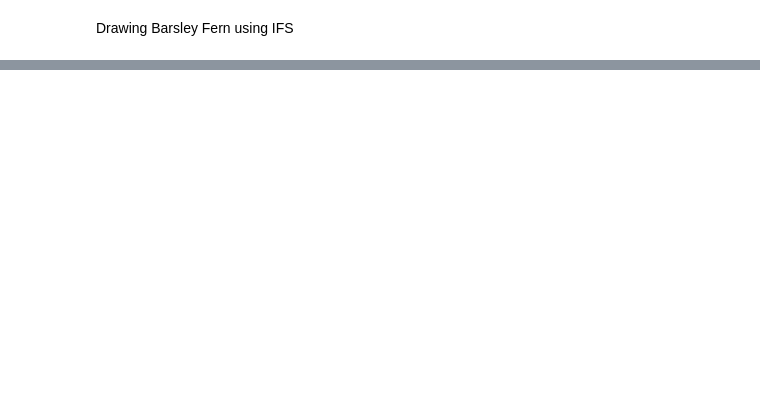
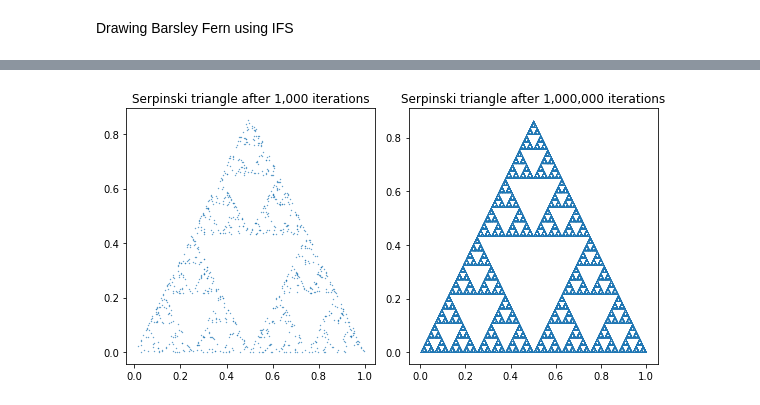
Before and after one commit to DanielPeacock/M2RFractalImageCompression, a Jupyter notebook: IteratedFunctionSystem.ipynb, the cells around one changed output, grey strips where cells are left out. Cells and saved outputs as stored; diff of their text form; code cells hidden in the pictures; blank space fills up the shorter version.

```diff
--- a/IteratedFunctionSystem.ipynb
+++ b/IteratedFunctionSystem.ipynb
@@ -60,0 +71,33 @@ plt.plot()
+# %%
+# Define transformations
+
+def f_1(point):
+    return np.array([point[0]/2, point[1]/2])
+
+def f_2(point):
+    return np.array([(0.5 + point[0])/2, (sqrt(3/4) + point[1])/2])
+
+def f_3(point):
+    return np.array([(1 + point[0])/2, point[1]/2])
+
+
+fns = [f_1, f_2, f_3]
+probabilities = [1, 1, 1]
+
+x_thousand, y_thousand = generate_image(1000, fns, probabilities, np.array([0, 0]))
+x_mil, y_mil = generate_image(1000000, fns, probabilities, np.array([0, 0]))
+
+plt.subplots(1, 2, figsize=(8, 8))
+
+plt.subplot(2, 2, 1)
+plt.scatter(x_thousand, y_thousand, s=0.1)
+plt.title("Serpinski triangle after 1,000 iterations")
+
+plt.subplot(2, 2, 2)
+plt.scatter(x_mil, y_mil, s=0.0001)
+plt.title("Serpinski triangle after 1,000,000 iterations")
+
+plt.tight_layout()
+plt.show()
+# %% [output]
+[figure, added]
```
Also changed, not shown: parts of 2 cells of this notebook, 3 other files.
